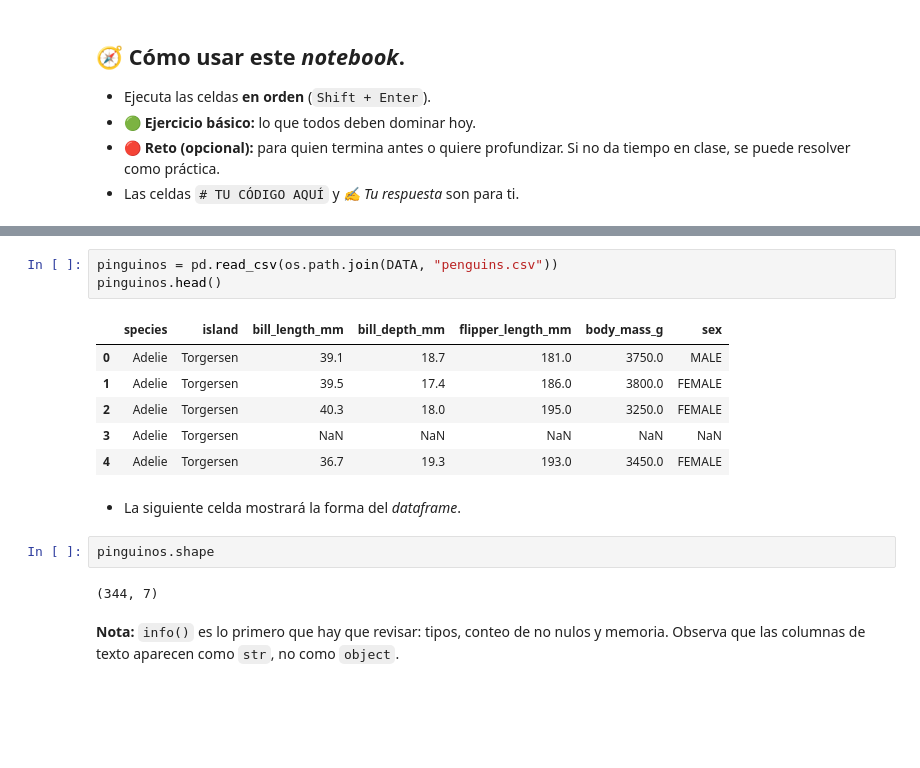
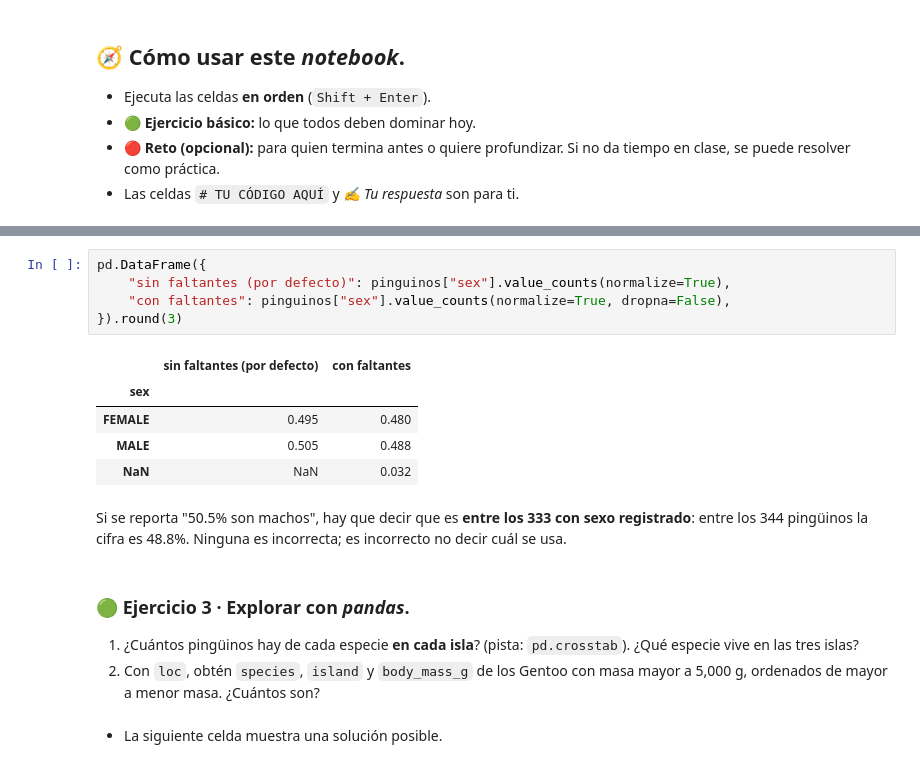
Before and after one commit to PythonistaMX/py401, a Jupyter notebook: soluciones/01_numpy_pandas_esenciales_soluciones.ipynb, the cells around one changed output, grey strips where cells are left out. Cells and saved outputs as stored; diff of their text form; blank space fills up the shorter version.

```diff
--- a/soluciones/01_numpy_pandas_esenciales_soluciones.ipynb
+++ b/soluciones/01_numpy_pandas_esenciales_soluciones.ipynb
@@ -438,18 +499,20 @@ mini
-# %%
-pinguinos = pd.read_csv(os.path.join(DATA, "penguins.csv"))
-pinguinos.head()
-# %% [output]
-|  | species | island | bill_length_mm | bill_depth_mm | flipper_length_mm | body_mass_g | sex |
-| 0 | Adelie | Torgersen | 39.1 | 18.7 | 181.0 | 3750.0 | MALE |
-| 1 | Adelie | Torgersen | 39.5 | 17.4 | 186.0 | 3800.0 | FEMALE |
-| 2 | Adelie | Torgersen | 40.3 | 18.0 | 195.0 | 3250.0 | FEMALE |
-| 3 | Adelie | Torgersen | NaN | NaN | NaN | NaN | NaN |
-| 4 | Adelie | Torgersen | 36.7 | 19.3 | 193.0 | 3450.0 | FEMALE |
+# %%
+pd.DataFrame({
+    "sin faltantes (por defecto)": pinguinos["sex"].value_counts(normalize=True),
+    "con faltantes": pinguinos["sex"].value_counts(normalize=True, dropna=False),
+}).round(3)
+# %% [output]
+|  | sin faltantes (por defecto) | con faltantes |
+| sex |  |  |
+| FEMALE | 0.495 | 0.480 |
+| MALE | 0.505 | 0.488 |
+| NaN | NaN | 0.032 |
+# %% [markdown]
+Si se reporta "50.5% son machos", hay que decir que es **entre los 333 con sexo registrado**: entre los 344 pingüinos la cifra es 48.8%. Ninguna es incorrecta; es incorrecto no decir cuál se usa.
 # %% [markdown]
-* La siguiente celda mostrará la forma del *dataframe*.
+### 🟢 Ejercicio 3 · Explorar con *pandas*.
+
+1. ¿Cuántos pingüinos hay de cada especie **en cada isla**? (pista: `pd.crosstab`). ¿Qué especie vive en las tres islas?
+2. Con `loc`, obtén `species`, `island` y `body_mass_g` de los Gentoo con masa mayor a 5,000 g, ordenados de mayor a menor masa. ¿Cuántos son?
-# %%
-pinguinos.shape
-# %% [output]
-(344, 7)
-# %% [markdown]
-**Nota:** `info()` es lo primero que hay que revisar: tipos, conteo de no nulos y memoria. Observa que las columnas de texto aparecen como `str`, no como `object`.
+# %% [markdown]
+* La siguiente celda muestra una solución posible.
```
Also changed, not shown: parts of 252 cells of this notebook, 7 other files.
